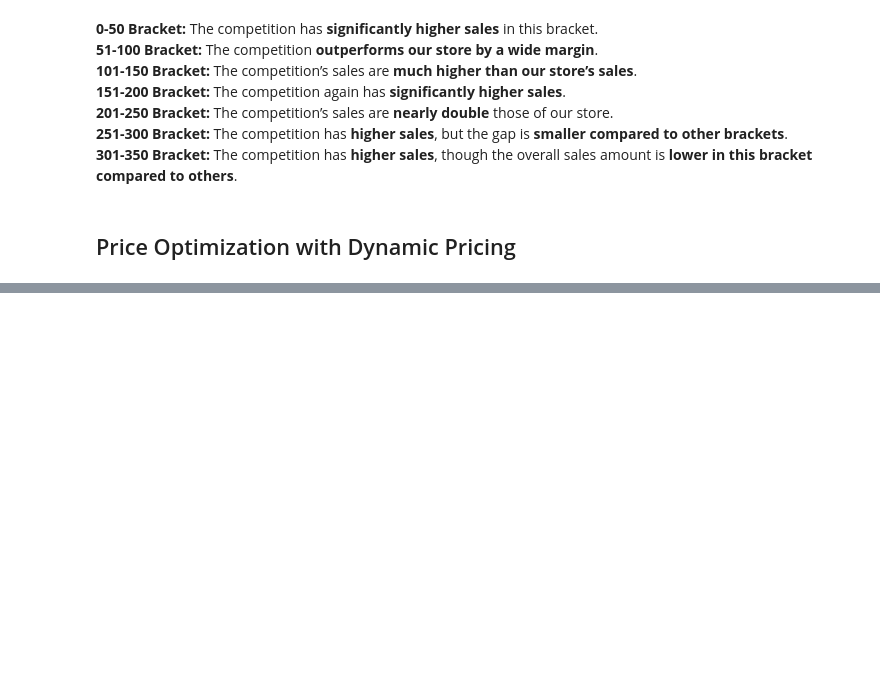
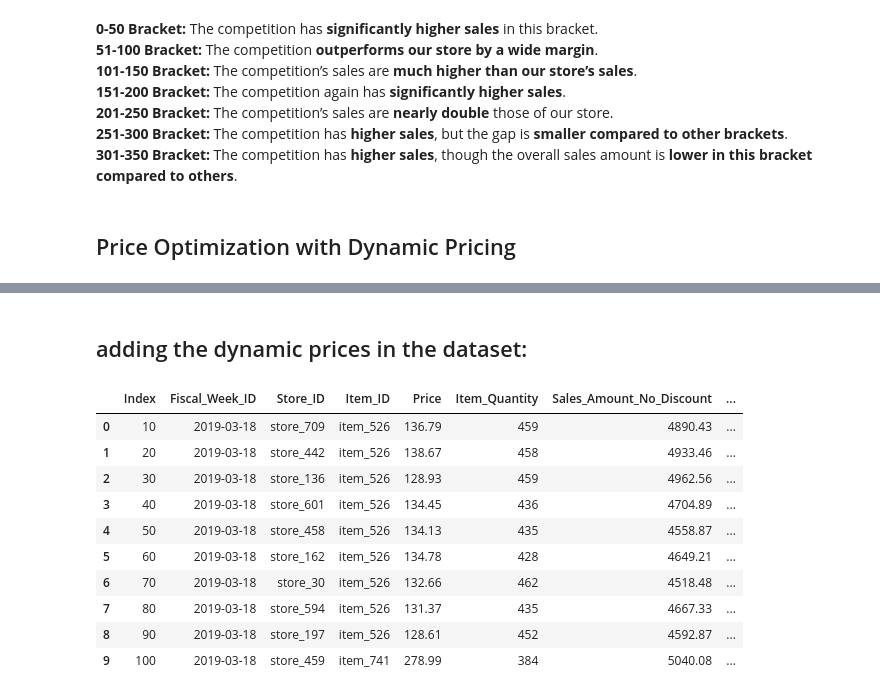
Before and after one commit to jainsamyak15/Dynamic-Pricing-Case-Study, a Jupyter notebook: Price-optimization.ipynb, the cells around one changed output, grey strips where cells are left out. Drawn from its saved outputs; the diff is of its cells as text; code cells hidden in the pictures; blank space fills up the shorter version.

Commit message:
price-optimisation done , added values to original dataset

```diff
--- a/Price-optimization.ipynb
+++ b/Price-optimization.ipynb
@@ -208,0 +259,26 @@ sales_by_bracket
+# %%
+# create a copy of the dataset for simulation
+dynamic_pricing_data = pricing_data.copy()
+
+# apply dynamic pricing rules
+dynamic_pricing_data.loc[dynamic_pricing_data['segment'] == 'Medium', 'dynamic_price'] = dynamic_pricing_data['Price'] * 1.05
+dynamic_pricing_data.loc[dynamic_pricing_data['segment'] == 'High', 'dynamic_price'] = dynamic_pricing_data['Price'] * 0.90
+
+# calculate new sales amounts based on dynamic prices
+dynamic_pricing_data['dynamic_sales_amt'] = dynamic_pricing_data['dynamic_price'] * dynamic_pricing_data['Item_Quantity']
+
+# compare total sales amount between existing and dynamic pricing
+total_sales_existing = pricing_data['Sales_Amount'].sum()
+total_sales_dynamic = dynamic_pricing_data['dynamic_sales_amt'].sum()
+
+# compare total quantity sold between existing and dynamic pricing
+total_qty_existing = pricing_data['Item_Quantity'].sum()
+total_qty_dynamic = dynamic_pricing_data['Item_Quantity'].sum()  # quantity sold remains the same for comparison
+
+comparison_summary = pd.DataFrame({
+    'Metric': ['Total Sales Amount', 'Total Quantity Sold'],
+    'Existing Pricing': [total_sales_existing, total_qty_existing],
+    'Dynamic Pricing': [total_sales_dynamic, total_qty_dynamic]
+})
+
+comparison_summary
@@ -208,0 +294,18 @@ sales_by_bracket
+# %% [markdown]
+## adding the dynamic prices in the dataset:
+# %%
+pricing_data['dynamic_price'] = dynamic_pricing_data['dynamic_price']
+# %%
+pricing_data.head(10)
+# %% [output]
+|  | Index | Fiscal_Week_ID | Store_ID | Item_ID | Price | Item_Quantity | Sales_Amount_No_Discount | ... |
+| 0 | 10 | 2019-03-18 | store_709 | item_526 | 136.79 | 459 | 4890.43 | ... |
+| 1 | 20 | 2019-03-18 | store_442 | item_526 | 138.67 | 458 | 4933.46 | ... |
+| 2 | 30 | 2019-03-18 | store_136 | item_526 | 128.93 | 459 | 4962.56 | ... |
+| 3 | 40 | 2019-03-18 | store_601 | item_526 | 134.45 | 436 | 4704.89 | ... |
+| 4 | 50 | 2019-03-18 | store_458 | item_526 | 134.13 | 435 | 4558.87 | ... |
+| 5 | 60 | 2019-03-18 | store_162 | item_526 | 134.78 | 428 | 4649.21 | ... |
+| 6 | 70 | 2019-03-18 | store_30 | item_526 | 132.66 | 462 | 4518.48 | ... |
+| 7 | 80 | 2019-03-18 | store_594 | item_526 | 131.37 | 435 | 4667.33 | ... |
+| 8 | 90 | 2019-03-18 | store_197 | item_526 | 128.61 | 452 | 4592.87 | ... |
+| 9 | 100 | 2019-03-18 | store_459 | item_741 | 278.99 | 384 | 5040.08 | ... |
```
Also changed, not shown: parts of 6 cells of this notebook.
